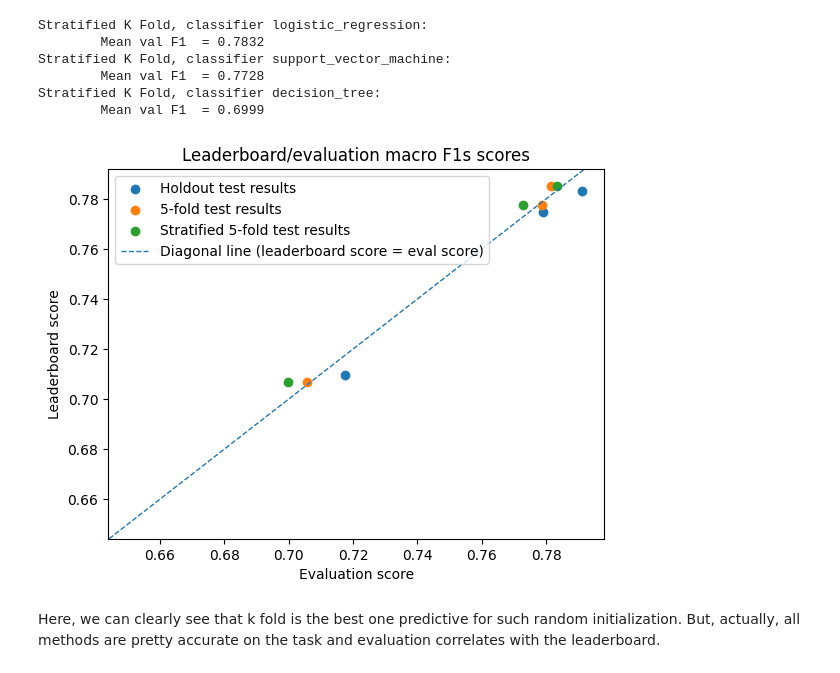
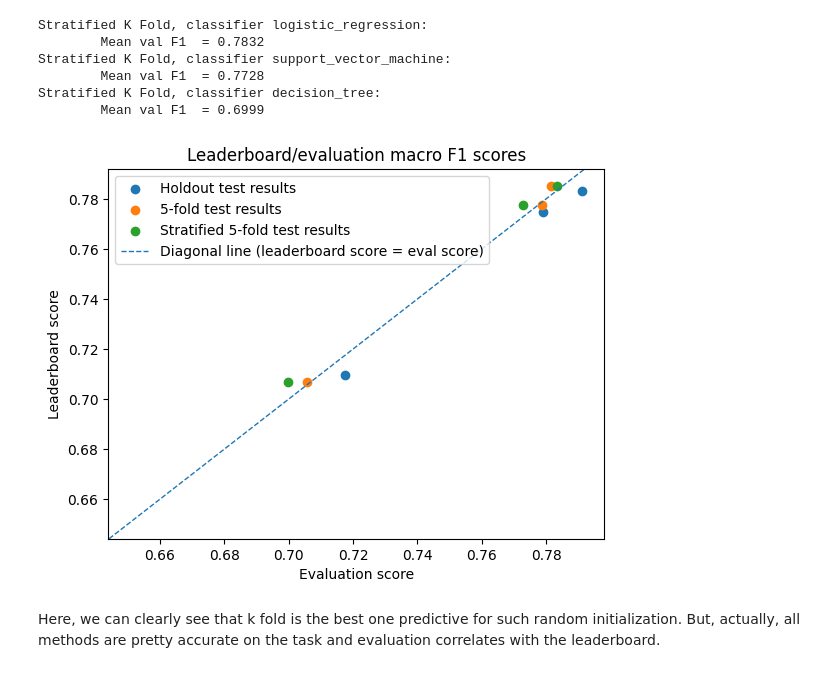
Before and after one commit to PrometheusUA/iasa_nlp_course, a Jupyter notebook: Lecture_3/homework/validation-ht.ipynb, the cells around one changed output. Drawn from its saved outputs; the diff is of its cells as text; code cells hidden in the pictures.

```diff
--- a/Lecture_3/homework/validation-ht.ipynb
+++ b/Lecture_3/homework/validation-ht.ipynb
@@ -304,20 +305,20 @@ Stratified K Fold, classifier decision_tree:
 # %%
 plt.scatter([0.7910, 0.7789, 0.7175], [0.78302, 0.77474, 0.70977], label="Holdout test results")
 plt.scatter([0.7814, 0.7787, 0.7057], [0.78516, 0.7775, 0.70671], label="5-fold test results")
 plt.scatter([0.7832, 0.7728, 0.6999], [0.78516, 0.7775, 0.70671], label="Stratified 5-fold test results")
 
 
 plt.xlabel("Evaluation score")
 plt.ylabel("Leaderboard score")
-plt.title("Leaderboard/evaluation macro F1s scores")
+plt.title("Leaderboard/evaluation macro F1 scores")
 
 plt.axline((0.6509, 0.6509), (0.78516, 0.78516), linestyle="--", linewidth=1, label="Diagonal line (leaderboard score = eval score)")
 
 plt.legend()
 
 plt.show()
 # %% [output]
-[figure, old version]
+[figure, new version]
 # %% [markdown]
 Here, we can clearly see that k fold is the best one predictive for such random initialization. But, actually, all methods are pretty accurate on the task and evaluation correlates with the leaderboard.
 # %% [markdown]
```
Also changed, not shown: parts of 2 cells of this notebook.
